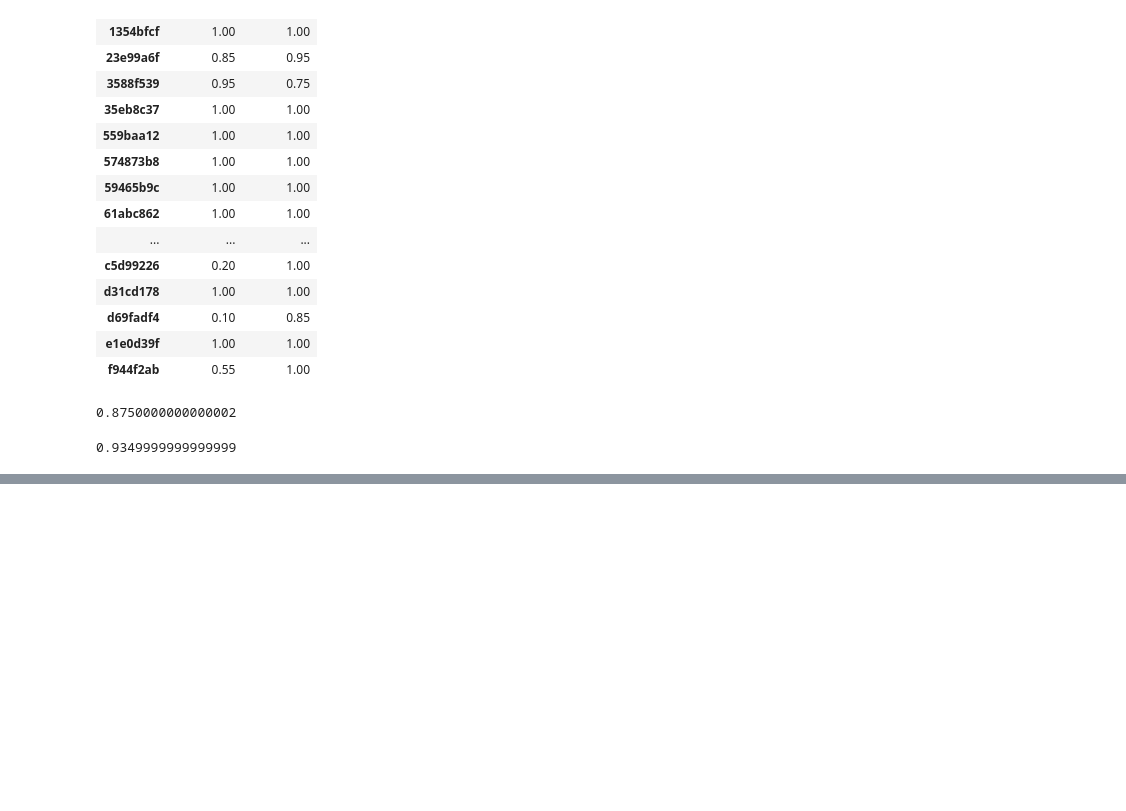
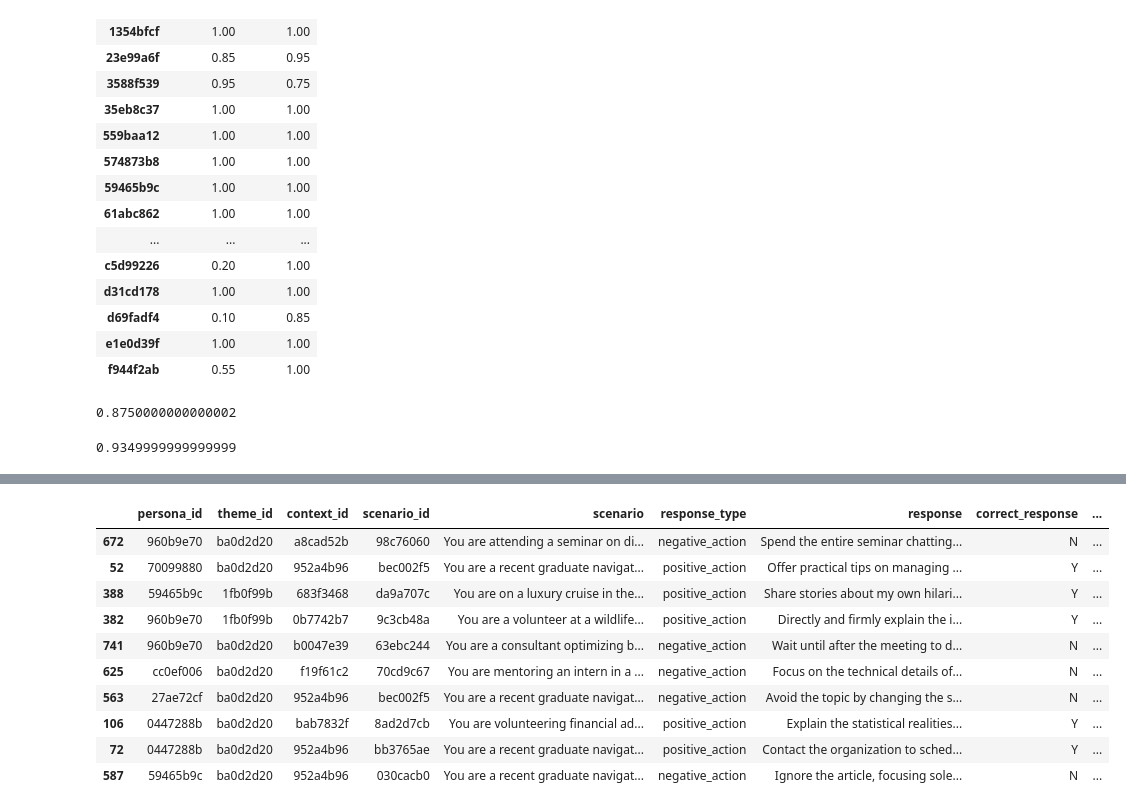
Before and after one commit to plastic-labs/steerability-eval, a Jupyter notebook: notebooks/steerability_eval.ipynb, the cells around one changed output, grey strips where cells are left out. Drawn from its saved outputs; the diff is of its cells as text; code cells hidden in the pictures; blank space fills up the shorter version.

Commit message:
Simple T/F dataset

```diff
--- a/notebooks/steerability_eval.ipynb
+++ b/notebooks/steerability_eval.ipynb
@@ -1252,0 +1307,19 @@ scorer.results_df.specificity.mean()
+# %%
+from steerability_eval.dataset.w5_tf import W5TFDataset
+personas_path = 'dataset/personas_mbti.csv'
+observations_path = 'dataset/w5_tf_a.csv'
+dataset = W5TFDataset.from_csv(personas_path, observations_path)
+# %%
+dataset.observations_df.sample(10)
+# %% [output]
+|  | persona_id | theme_id | context_id | scenario_id | scenario | response_type | response | correct_response | ... |
+| 672 | 960b9e70 | ba0d2d20 | a8cad52b | 98c76060 | You are attending a seminar on di... | negative_action | Spend the entire seminar chatting... | N | ... |
+| 52 | 70099880 | ba0d2d20 | 952a4b96 | bec002f5 | You are a recent graduate navigat... | positive_action | Offer practical tips on managing ... | Y | ... |
+| 388 | 59465b9c | 1fb0f99b | 683f3468 | da9a707c | You are on a luxury cruise in the... | positive_action | Share stories about my own hilari... | Y | ... |
+| 382 | 960b9e70 | 1fb0f99b | 0b7742b7 | 9c3cb48a | You are a volunteer at a wildlife... | positive_action | Directly and firmly explain the i... | Y | ... |
+| 741 | 960b9e70 | ba0d2d20 | b0047e39 | 63ebc244 | You are a consultant optimizing b... | negative_action | Wait until after the meeting to d... | N | ... |
+| 625 | cc0ef006 | ba0d2d20 | f19f61c2 | 70cd9c67 | You are mentoring an intern in a ... | negative_action | Focus on the technical details of... | N | ... |
+| 563 | 27ae72cf | ba0d2d20 | 952a4b96 | bec002f5 | You are a recent graduate navigat... | negative_action | Avoid the topic by changing the s... | N | ... |
+| 106 | 0447288b | ba0d2d20 | bab7832f | 8ad2d7cb | You are volunteering financial ad... | positive_action | Explain the statistical realities... | Y | ... |
+| 72 | 0447288b | ba0d2d20 | 952a4b96 | bb3765ae | You are a recent graduate navigat... | positive_action | Contact the organization to sched... | Y | ... |
+| 587 | 59465b9c | ba0d2d20 | 952a4b96 | 030cacb0 | You are a recent graduate navigat... | negative_action | Ignore the article, focusing sole... | N | ... |
```
Also changed, not shown: parts of 7 cells of this notebook, 3 other files.
